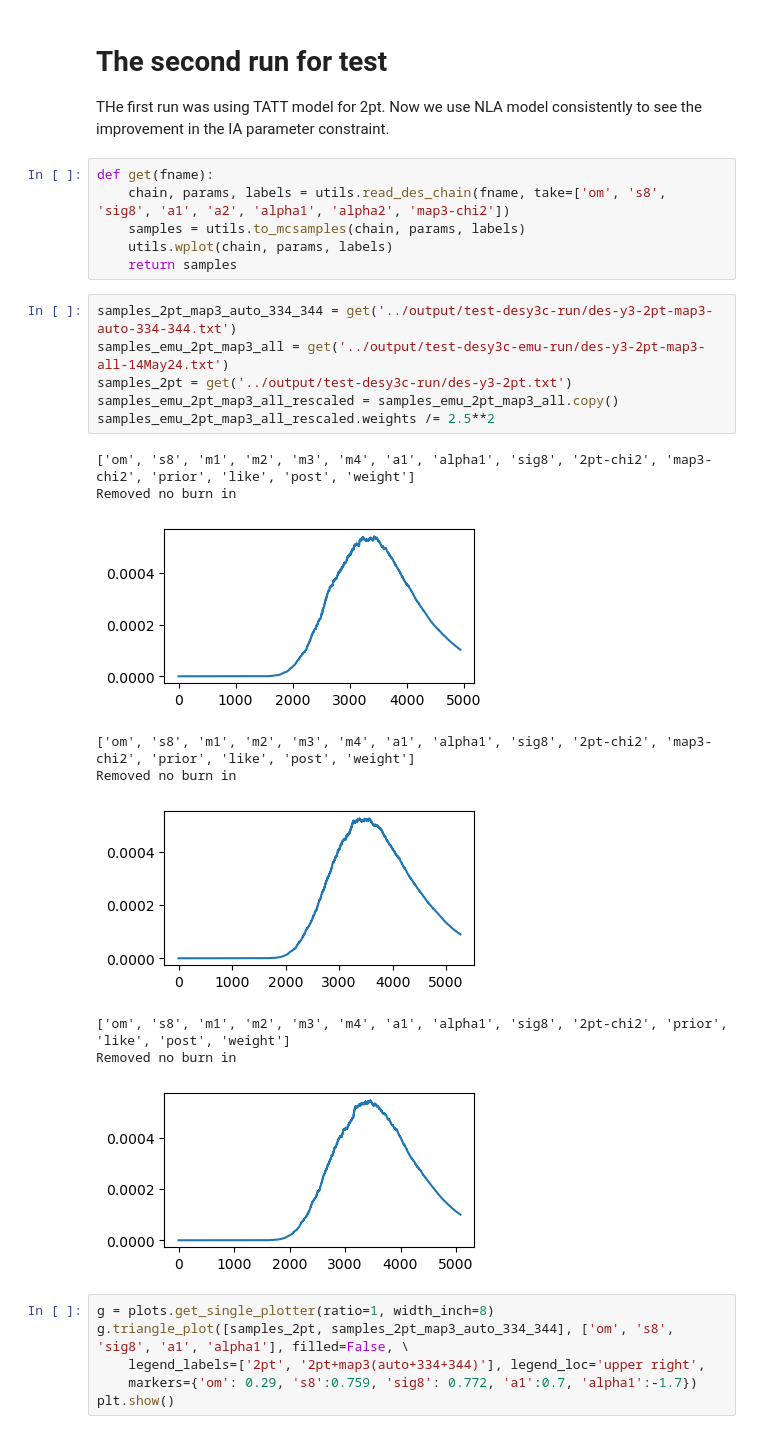
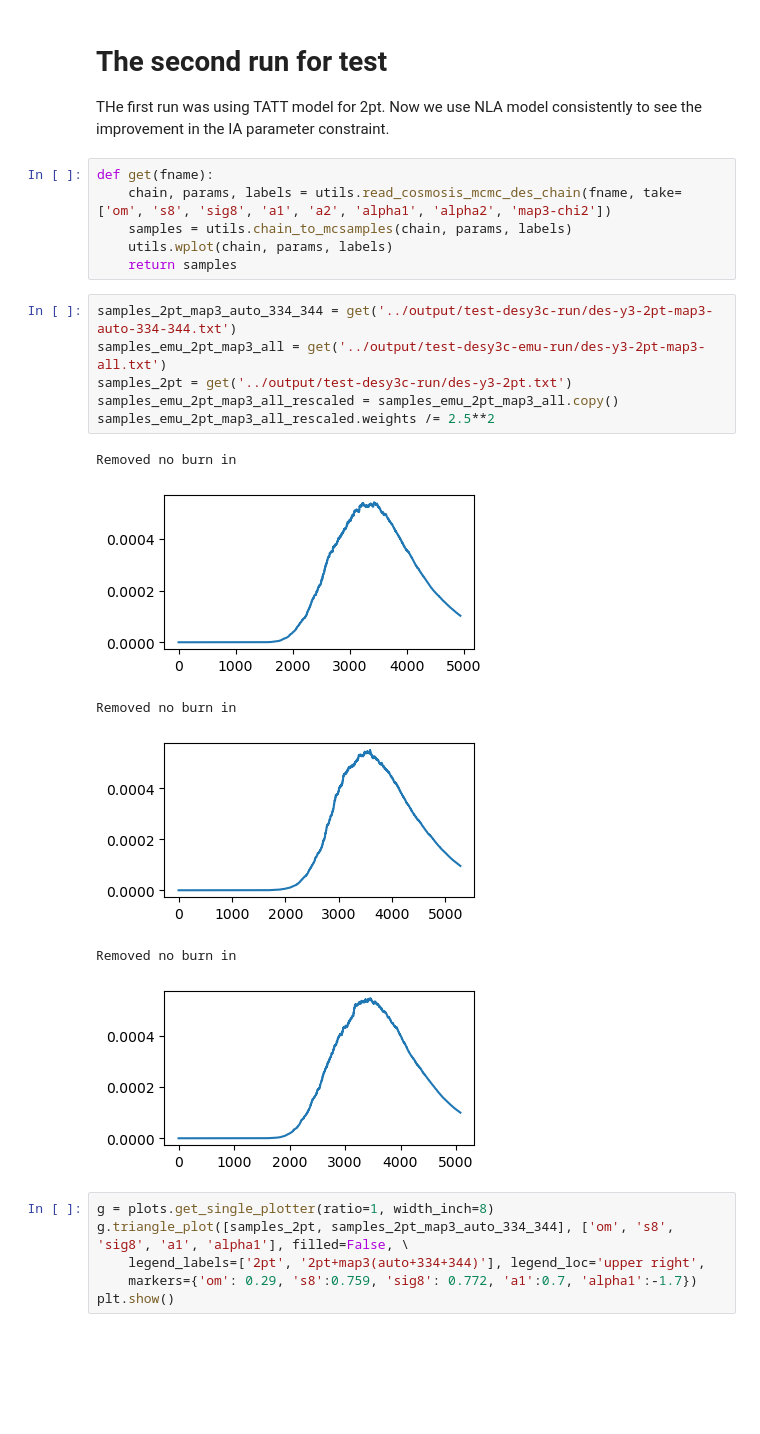
Before and after one commit to rchgomes/3pcf_integrator, a Jupyter notebook: plot-notebooks/plot-test-desy3c-run.ipynb, the cells around one changed output. Drawn from its saved outputs; the diff is of its cells as text; blank space fills up the shorter version.

```diff
--- a/plot-notebooks/plot-test-desy3c-run.ipynb
+++ b/plot-notebooks/plot-test-desy3c-run.ipynb
@@ -14,24 +14,21 @@ THe first run was using TATT model for 2pt.
 Now we use NLA model consistently to see the improvement in the IA parameter constraint.
 # %%
 def get(fname):
-    chain, params, labels = utils.read_des_chain(fname, take=['om', 's8', 'sig8', 'a1', 'a2', 'alpha1', 'alpha2', 'map3-chi2'])
-    samples = utils.to_mcsamples(chain, params, labels)
+    chain, params, labels = utils.read_cosmosis_mcmc_des_chain(fname, take=['om', 's8', 'sig8', 'a1', 'a2', 'alpha1', 'alpha2', 'map3-chi2'])
+    samples = utils.chain_to_mcsamples(chain, params, labels)
     utils.wplot(chain, params, labels)
     return samples
 # %%
 samples_2pt_map3_auto_334_344 = get('../output/test-desy3c-run/des-y3-2pt-map3-auto-334-344.txt')
-samples_emu_2pt_map3_all = get('../output/test-desy3c-emu-run/des-y3-2pt-map3-all-14May24.txt')
+samples_emu_2pt_map3_all = get('../output/test-desy3c-emu-run/des-y3-2pt-map3-all.txt')
 samples_2pt = get('../output/test-desy3c-run/des-y3-2pt.txt')
 samples_emu_2pt_map3_all_rescaled = samples_emu_2pt_map3_all.copy()
 samples_emu_2pt_map3_all_rescaled.weights /= 2.5**2
 # %% [output]
-['om', 's8', 'm1', 'm2', 'm3', 'm4', 'a1', 'alpha1', 'sig8', '2pt-chi2', 'map3-chi2', 'prior', 'like', 'post', 'weight']
 Removed no burn in
 [figure]
-['om', 's8', 'm1', 'm2', 'm3', 'm4', 'a1', 'alpha1', 'sig8', '2pt-chi2', 'map3-chi2', 'prior', 'like', 'post', 'weight']
 Removed no burn in
-[figure, old version]
+[figure, new version]
-['om', 's8', 'm1', 'm2', 'm3', 'm4', 'a1', 'alpha1', 'sig8', '2pt-chi2', 'prior', 'like', 'post', 'weight']
 Removed no burn in
 [figure]
 # %%
```
Also changed, not shown: parts of 7 cells of this notebook, 4 other files.
